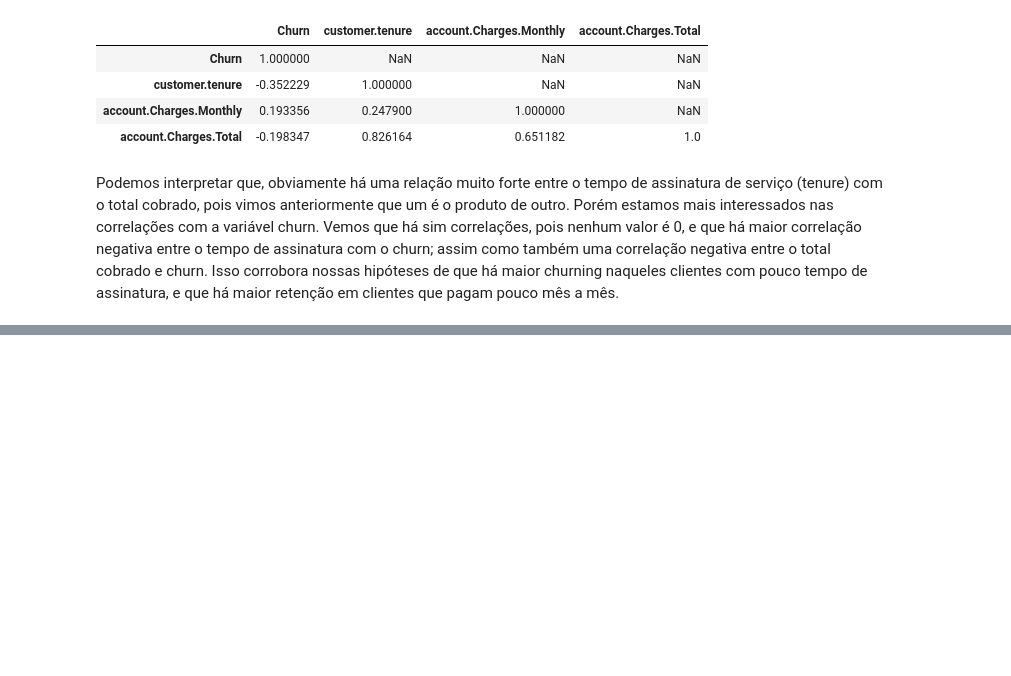
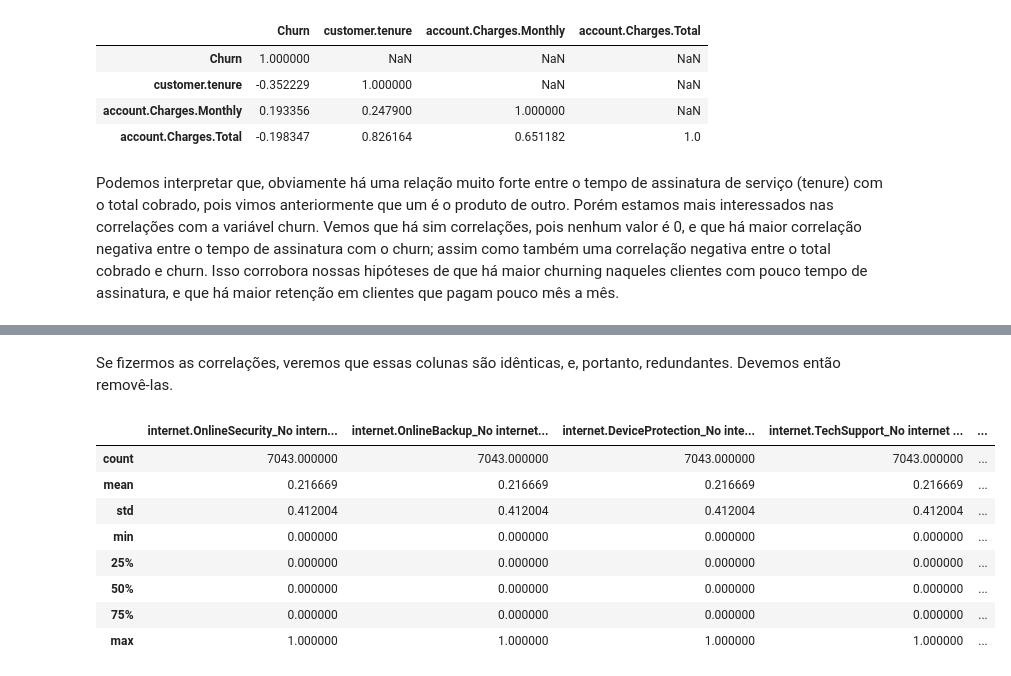
Before and after one commit to RPGraciotti/Novexus_alura_challenge, a Jupyter notebook: notebook_projeto.ipynb, the cells around one changed output, grey strips where cells are left out. Cells and saved outputs as stored; diff of their text form; code cells hidden in the pictures; blank space fills up the shorter version.

```diff
--- a/notebook_projeto.ipynb
+++ b/notebook_projeto.ipynb
@@ -820,0 +908,14 @@ Podemos interpretar que, obviamente há uma relação muito forte entre o tempo
+# %% [markdown]
+Se fizermos as correlações, veremos que essas colunas são idênticas, e, portanto, redundantes. Devemos então removê-las.
+# %%
+df_dummies.filter(like = 'No internet service').describe()
+# %% [output]
+|  | internet.OnlineSecurity_No intern... | internet.OnlineBackup_No internet... | internet.DeviceProtection_No inte... | internet.TechSupport_No internet ... | ... |
+| count | 7043.000000 | 7043.000000 | 7043.000000 | 7043.000000 | ... |
+| mean | 0.216669 | 0.216669 | 0.216669 | 0.216669 | ... |
+| std | 0.412004 | 0.412004 | 0.412004 | 0.412004 | ... |
+| min | 0.000000 | 0.000000 | 0.000000 | 0.000000 | ... |
+| 25% | 0.000000 | 0.000000 | 0.000000 | 0.000000 | ... |
+| 50% | 0.000000 | 0.000000 | 0.000000 | 0.000000 | ... |
+| 75% | 0.000000 | 0.000000 | 0.000000 | 0.000000 | ... |
+| max | 1.000000 | 1.000000 | 1.000000 | 1.000000 | ... |
```
Also changed, not shown: parts of 24 cells of this notebook.
